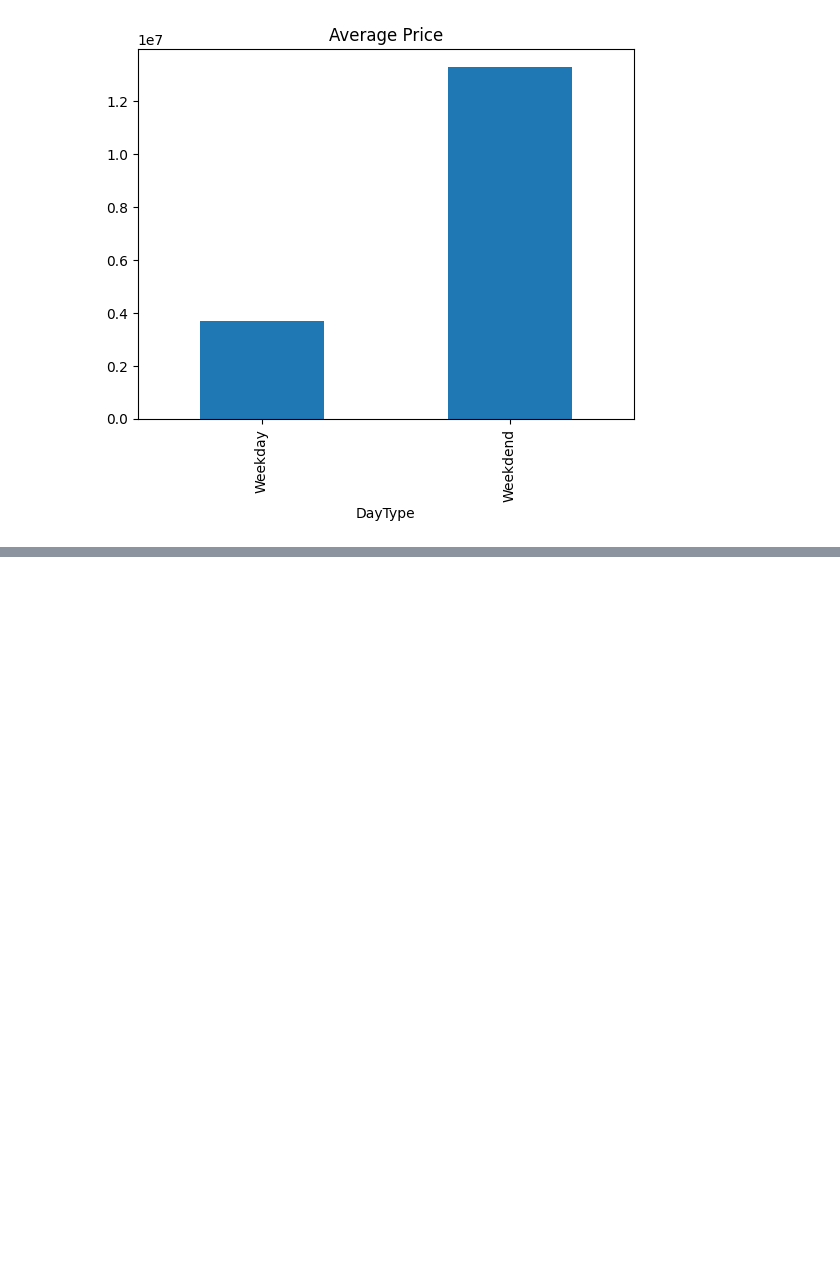
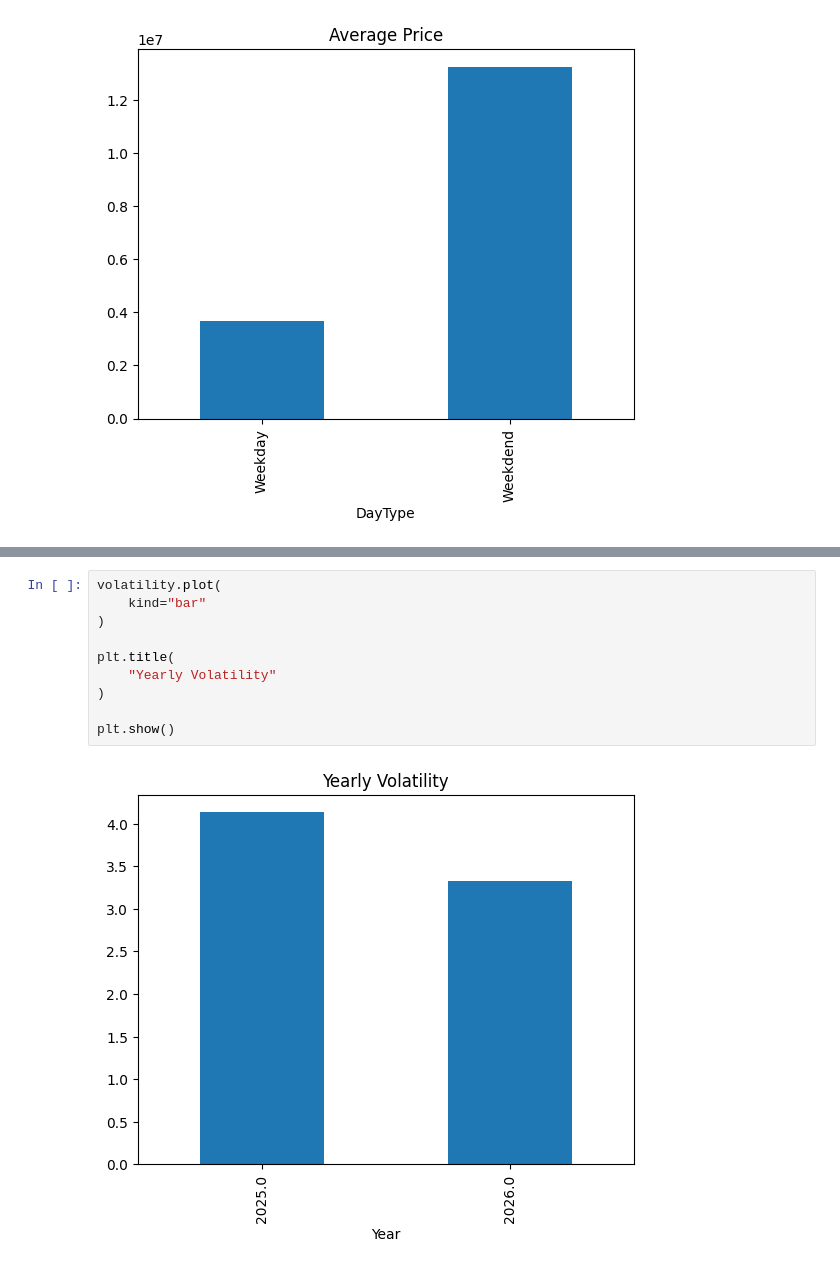
Before and after one commit to shota98501/workspace, a Jupyter notebook: Project/crypto_project/crypto_project(years).ipynb, the cells around one changed output, grey strips where cells are left out. Cells and saved outputs as stored; diff of their text form; blank space fills up the shorter version.

```diff
--- a/Project/crypto_project/crypto_project(years).ipynb
+++ b/Project/crypto_project/crypto_project(years).ipynb
@@ -167,0 +236,12 @@ plt.show()
+# %%
+volatility.plot(
+    kind="bar"
+)
+
+plt.title(
+    "Yearly Volatility"
+)
+
+plt.show()
+# %% [output]
+[figure, added]
```
Also changed, not shown: parts of 14 cells of this notebook.
